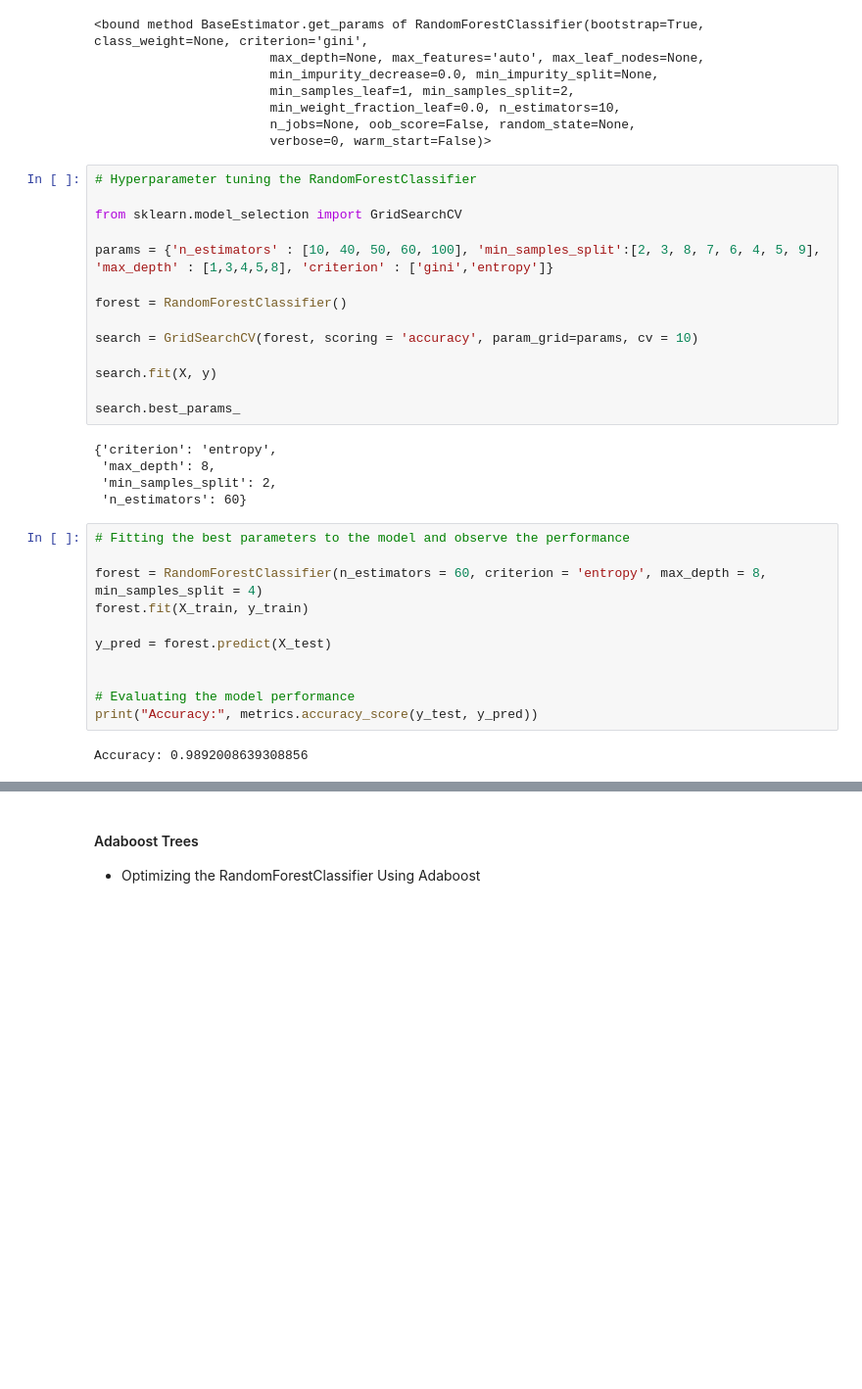
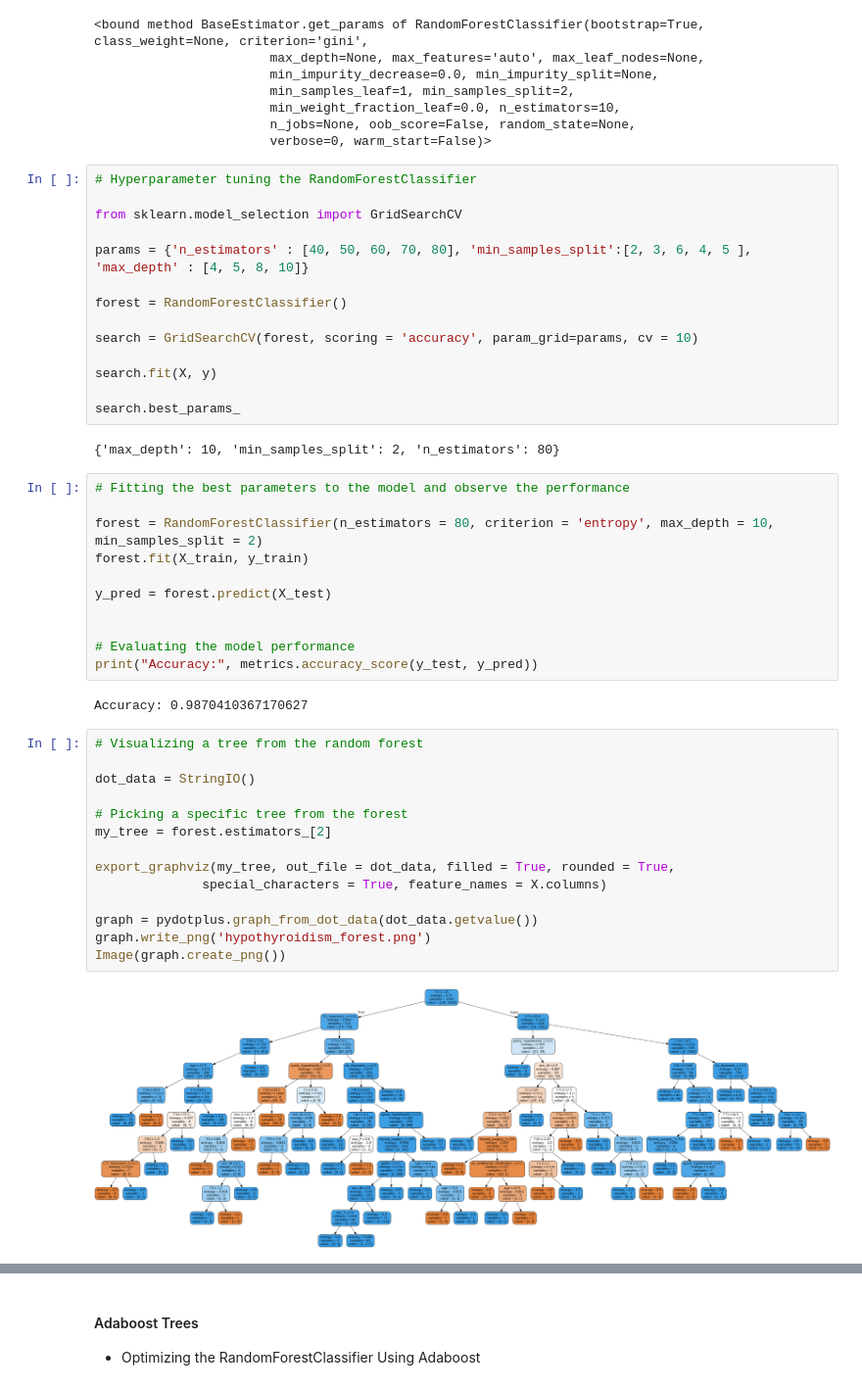
Before and after one commit to Linda-Agesa/Patient-Thyroisism-Analysis, a Jupyter notebook: NH_Hypothyroidism_Analysis.ipynb, the cells around one changed output, grey strips where cells are left out. Shown at 98% size. Drawn from its saved outputs; the diff is of its cells as text; blank space fills up the shorter version.

```diff
--- a/NH_Hypothyroidism_Analysis.ipynb
+++ b/NH_Hypothyroidism_Analysis.ipynb
@@ -605,7 +624,7 @@ forest.get_params
 
 from sklearn.model_selection import GridSearchCV
 
-params = {'n_estimators' : [10, 40, 50, 60, 100], 'min_samples_split':[2, 3, 8, 7, 6, 4, 5, 9], 'max_depth' : [1,3,4,5,8], 'criterion' : ['gini','entropy']}
+params = {'n_estimators' : [40, 50, 60, 70, 80], 'min_samples_split':[2, 3, 6, 4, 5 ], 'max_depth' : [4, 5, 8, 10]}
 
 forest = RandomForestClassifier()
 
@@ -615,14 +634,11 @@ search.fit(X, y)
 
 search.best_params_
 # %% [output]
-{'criterion': 'entropy',
- 'max_depth': 8,
- 'min_samples_split': 2,
- 'n_estimators': 60}
+{'max_depth': 10, 'min_samples_split': 2, 'n_estimators': 80}
 # %%
 # Fitting the best parameters to the model and observe the performance
 
-forest = RandomForestClassifier(n_estimators = 60, criterion = 'entropy', max_depth = 8, min_samples_split = 4)
+forest = RandomForestClassifier(n_estimators = 80, criterion = 'entropy', max_depth = 10, min_samples_split = 2)
 forest.fit(X_train, y_train)
 
 y_pred = forest.predict(X_test)
@@ -631,7 +647,23 @@ y_pred = forest.predict(X_test)
 # Evaluating the model performance
 print("Accuracy:", metrics.accuracy_score(y_test, y_pred))
 # %% [output]
-Accuracy: 0.9892008639308856
+Accuracy: 0.9870410367170627
+# %%
+# Visualizing a tree from the random forest
+
+dot_data = StringIO()
+
+# Picking a specific tree from the forest
+my_tree = forest.estimators_[2]
+
+export_graphviz(my_tree, out_file = dot_data, filled = True, rounded = True,
+              special_characters = True, feature_names = X.columns)
+
+graph = pydotplus.graph_from_dot_data(dot_data.getvalue())
+graph.write_png('hypothyroidism_forest.png')
+Image(graph.create_png())
+# %% [output]
+[figure, added]
 # %%
 # Getting the feature importance
 
```
Also changed, not shown: parts of 28 cells of this notebook.
